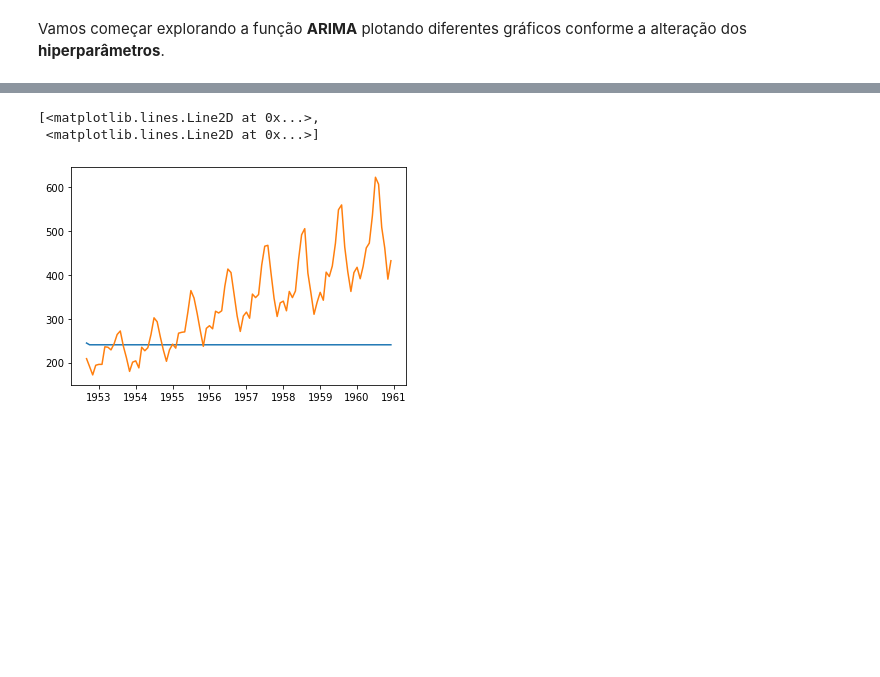
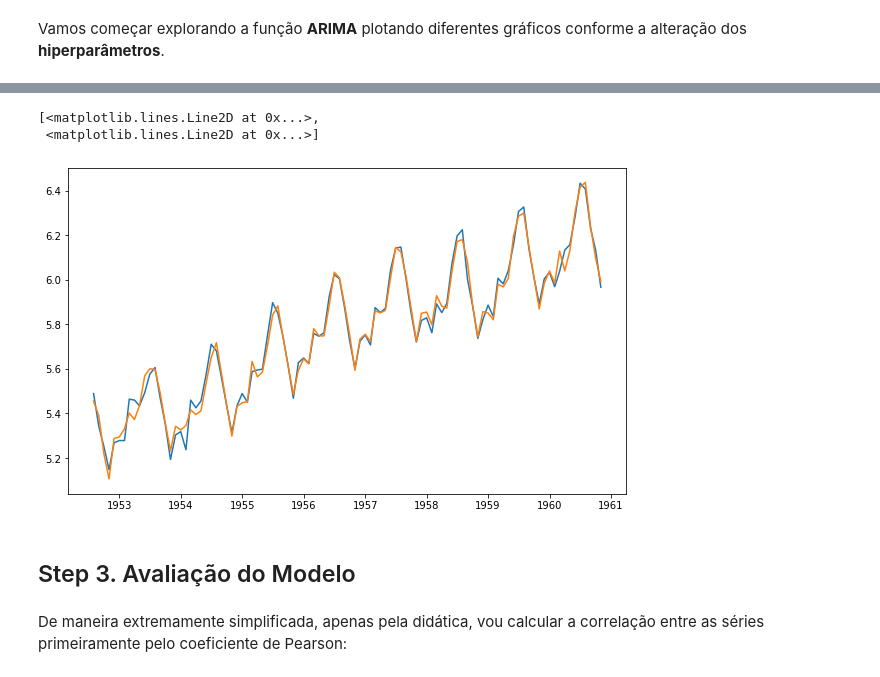
Before and after one commit to TerezaBoada/Estatistica, a Jupyter notebook: 3.2. Modelos Estatísticos para Séries Temporais.ipynb, the cells around one changed output, grey strips where cells are left out. Saved outputs shown, nothing was run; the diff lists cells and outputs as text; code cells hidden in the pictures; blank space fills up the shorter version.

```diff
--- a/3.2. Modelos Estatísticos para Séries Temporais.ipynb
+++ b/3.2. Modelos Estatísticos para Séries Temporais.ipynb
@@ -181,0 +173,4 @@ model_fit = model.fit()
+# %%
+#Estimating trend
+indexedDataset_logScale = np.log(indexedDataset)
+plt.plot(indexedDataset_logScale)
@@ -181,0 +430,11 @@ model_fit = model.fit()
+# %%
+df = indexedDataset_logScale
+train_data = df[1:len(df)-100]
+test_data = df[len(df)-100:]
+# %%
+model = SARIMAX(df, order=(2,0, 0), seasonal_order= (0, 1, 1, 12))
+model_fit = model.fit()
+predictions = model_fit.predict(start=len(train_data), end=len(train_data) + len(test_data)-1)
+plt.figure(figsize= (16, 3))
+plt.plot(predictions, 'r-')
+plt.show()
@@ -200,3 +459,3 @@ df_predictions = pd.DataFrame({'Predictions': predictions})
 # %%
-results = pd.merge(df, df_predictions, left_index=True, right_index=True)
+results = pd.merge(df, predictions, left_index=True, right_index=True)
 # %%
@@ -211,9 +477,13 @@ results.head()
 # %%
-plt.plot(results[['Predictions','Passengers']])
+plt.plot(results)
 # %% [output]
 [<matplotlib.lines.Line2D at 0x...>,
  <matplotlib.lines.Line2D at 0x...>]
-[figure, old version]
+[figure, new version]
+# %% [markdown]
+## Step 3. Avaliação do Modelo
+# %% [markdown]
+De maneira extremamente simplificada, apenas pela didática, vou calcular a correlação entre as séries primeiramente pelo coeficiente de Pearson:
 # %%
 results.corr()
 # %% [output]
```
Also changed, not shown: parts of 115 cells of this notebook.
